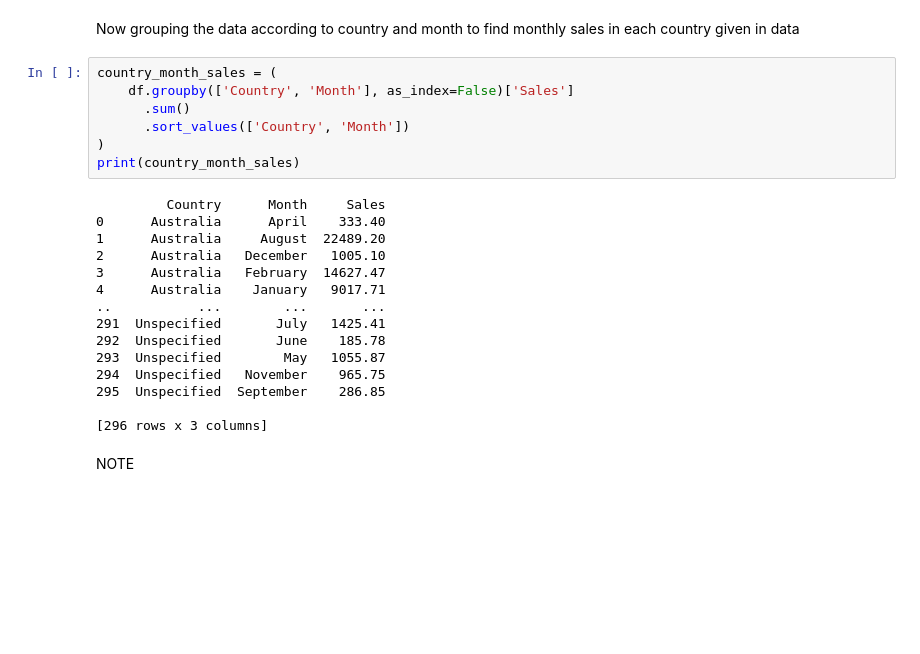
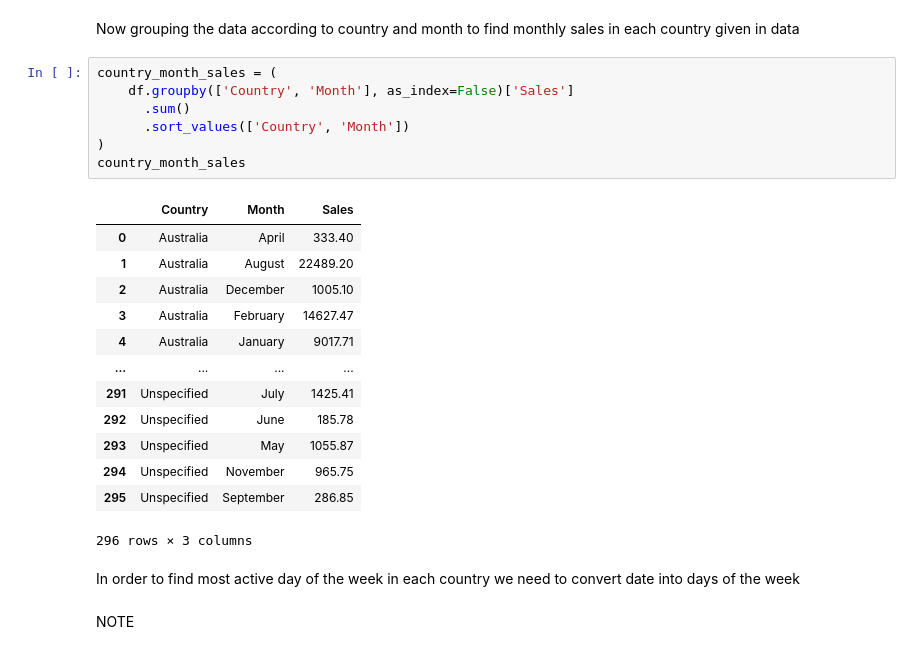
Before and after one commit to tanzilachand/project_tc, a Jupyter notebook: jupyter_notebooks/ETL.ipynb, the cells around one changed output. Cells and saved outputs as stored; diff of their text form; blank space fills up the shorter version.

```diff
--- a/jupyter_notebooks/ETL.ipynb
+++ b/jupyter_notebooks/ETL.ipynb
@@ -224,24 +212,25 @@ Now grouping the data according to country and month to find monthly sales in ea
 # %%
 country_month_sales = (
     df.groupby(['Country', 'Month'], as_index=False)['Sales']
       .sum()
       .sort_values(['Country', 'Month'])
 )
-print(country_month_sales)
+country_month_sales
 # %% [output]
+|  | Country | Month | Sales |
+| 0 | Australia | April | 333.40 |
+| 1 | Australia | August | 22489.20 |
+| 2 | Australia | December | 1005.10 |
+| 3 | Australia | February | 14627.47 |
+| 4 | Australia | January | 9017.71 |
+| ... | ... | ... | ... |
+| 291 | Unspecified | July | 1425.41 |
+| 292 | Unspecified | June | 185.78 |
+| 293 | Unspecified | May | 1055.87 |
+| 294 | Unspecified | November | 965.75 |
+| 295 | Unspecified | September | 286.85 |
-         Country      Month     Sales
-0      Australia      April    333.40
-1      Australia     August  22489.20
-2      Australia   December   1005.10
-3      Australia   February  14627.47
-4      Australia    January   9017.71
-..           ...        ...       ...
-291  Unspecified       July   1425.41
-292  Unspecified       June    185.78
-293  Unspecified        May   1055.87
-294  Unspecified   November    965.75
-295  Unspecified  September    286.85
-
-[296 rows x 3 columns]
+296 rows × 3 columns
+# %% [markdown]
+In order to find most active day of the week in each country we need to convert date into days of the week
 # %% [markdown]
 NOTE
```
Also changed, not shown: parts of 2 cells of this notebook.
